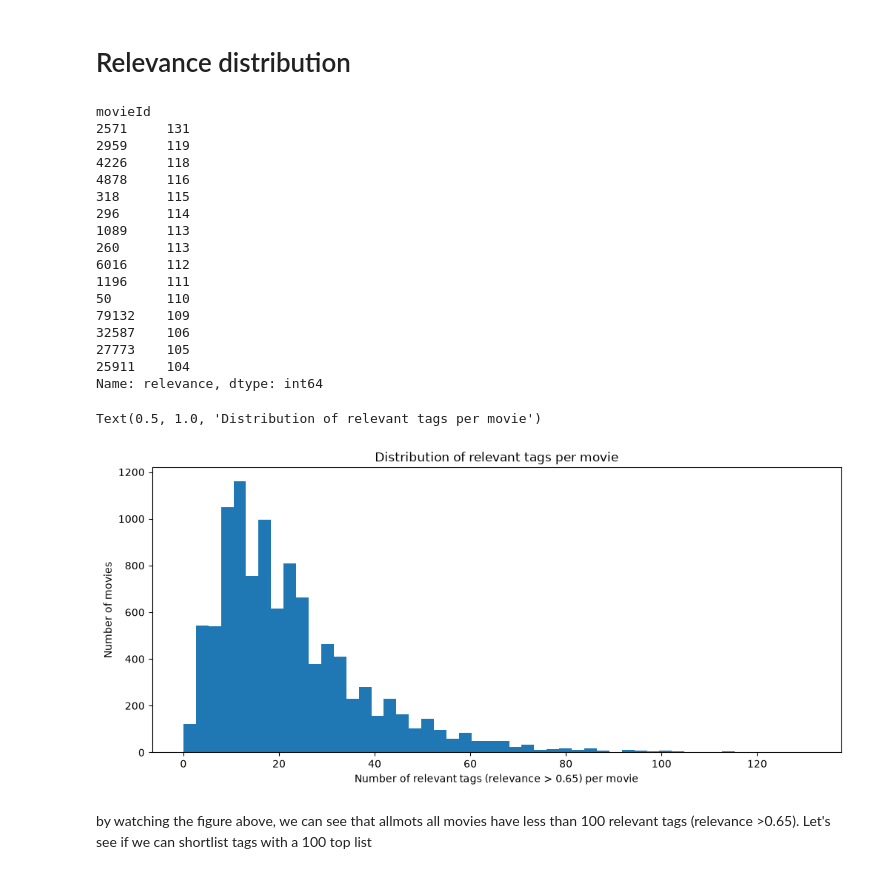
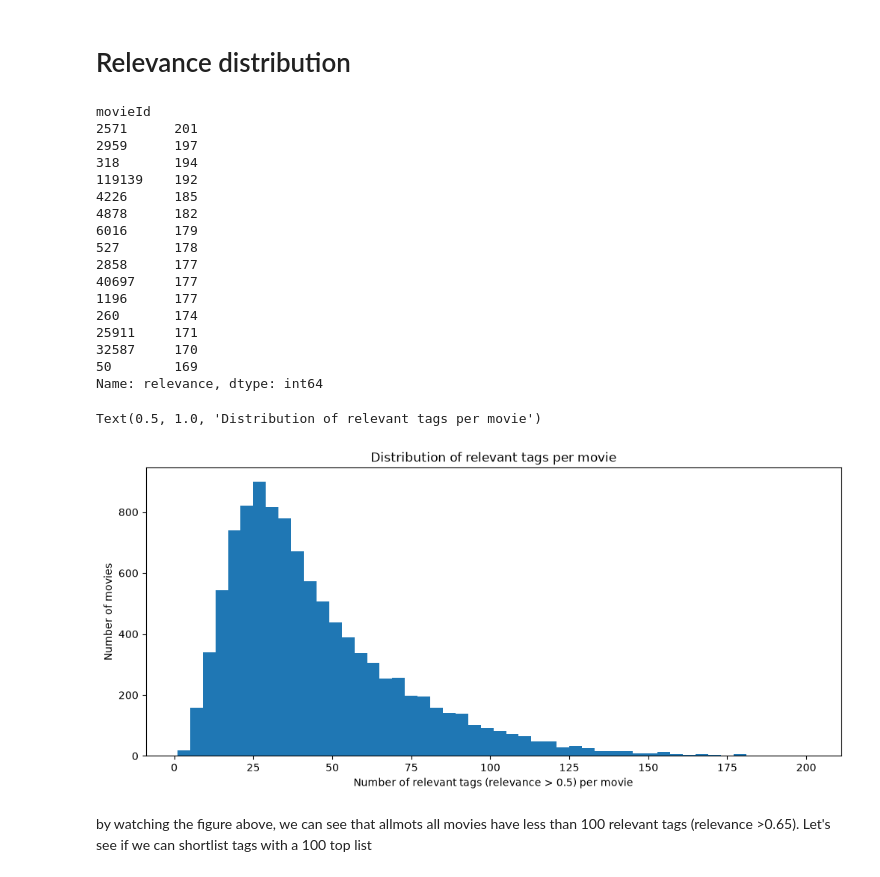
Before and after one commit to DataScientest-Studio/jun26_reco_systeme, a Jupyter notebook: notebooks/genome_scores_data_exploration.ipynb, the cells around one changed output. Saved outputs shown, nothing was run; the diff lists cells and outputs as text; code cells hidden in the pictures.

```diff
--- a/notebooks/genome_scores_data_exploration.ipynb
+++ b/notebooks/genome_scores_data_exploration.ipynb
@@ -57,33 +57,33 @@ plt.show()
 # %% [markdown]
 # Relevance distribution
 # %%
-relevances_movies_df = (genome_scores_df['relevance']>0.65).groupby(genome_scores_df['movieId']).sum().sort_values(ascending=False)
+relevances_movies_df = (genome_scores_df['relevance']>0.5).groupby(genome_scores_df['movieId']).sum().sort_values(ascending=False)
 print(relevances_movies_df.head(15))
 plt.figure(figsize = (12,5))
 plt.hist(relevances_movies_df.values, bins=50)
-plt.xlabel("Number of relevant tags (relevance > 0.65) per movie")
+plt.xlabel("Number of relevant tags (relevance > 0.5) per movie")
 plt.ylabel("Number of movies")
 plt.title("Distribution of relevant tags per movie")
 # %% [output]
 movieId
-2571     131
-2959     119
-4226     118
-4878     116
-318      115
-296      114
-1089     113
-260      113
-6016     112
-1196     111
-50       110
-79132    109
-32587    106
-27773    105
-25911    104
+2571      201
+2959      197
+318       194
+119139    192
+4226      185
+4878      182
+6016      179
+527       178
+2858      177
+40697     177
+1196      177
+260       174
+25911     171
+32587     170
+50        169
 Name: relevance, dtype: int64
 Text(0.5, 1.0, 'Distribution of relevant tags per movie')
-[figure, old version]
+[figure, new version]
 # %% [markdown]
 by watching the figure above, we can see that allmots all movies have less than 100 relevant tags (relevance >0.65). Let's see if we can shortlist tags with a 100 top list
 # %%
```
Also changed, not shown: parts of 1 cell of this notebook, 5 other files.
